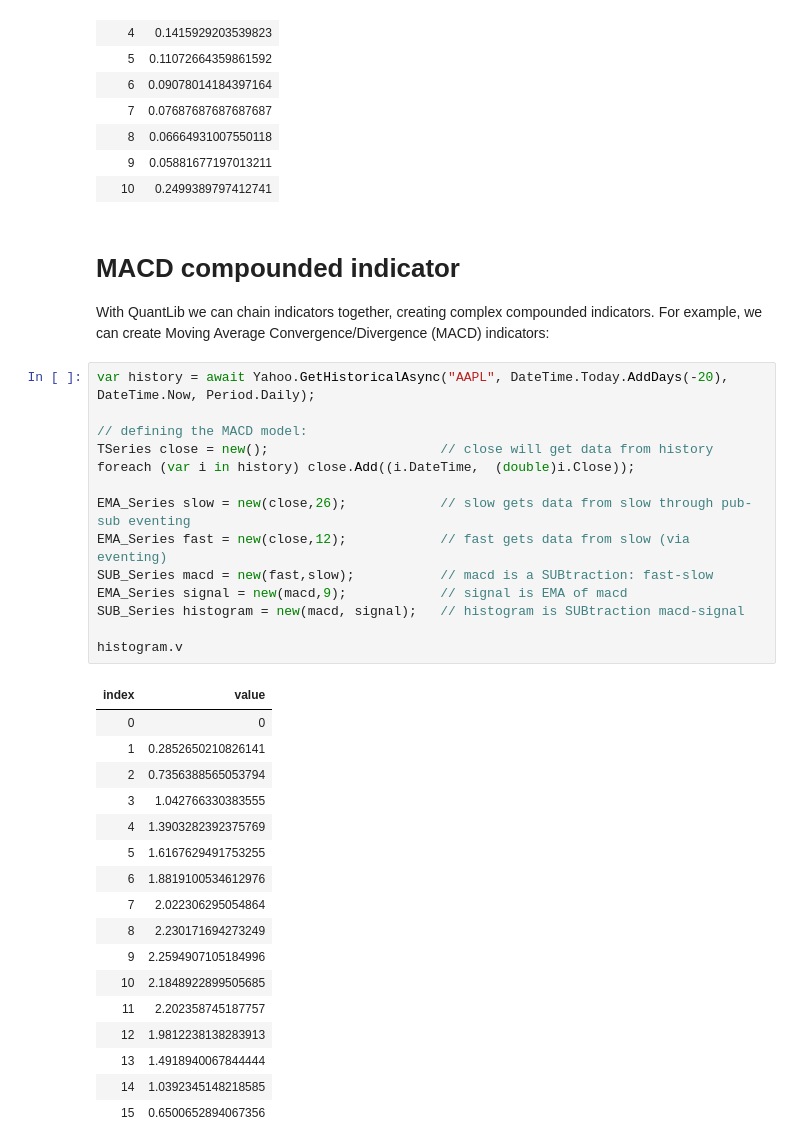
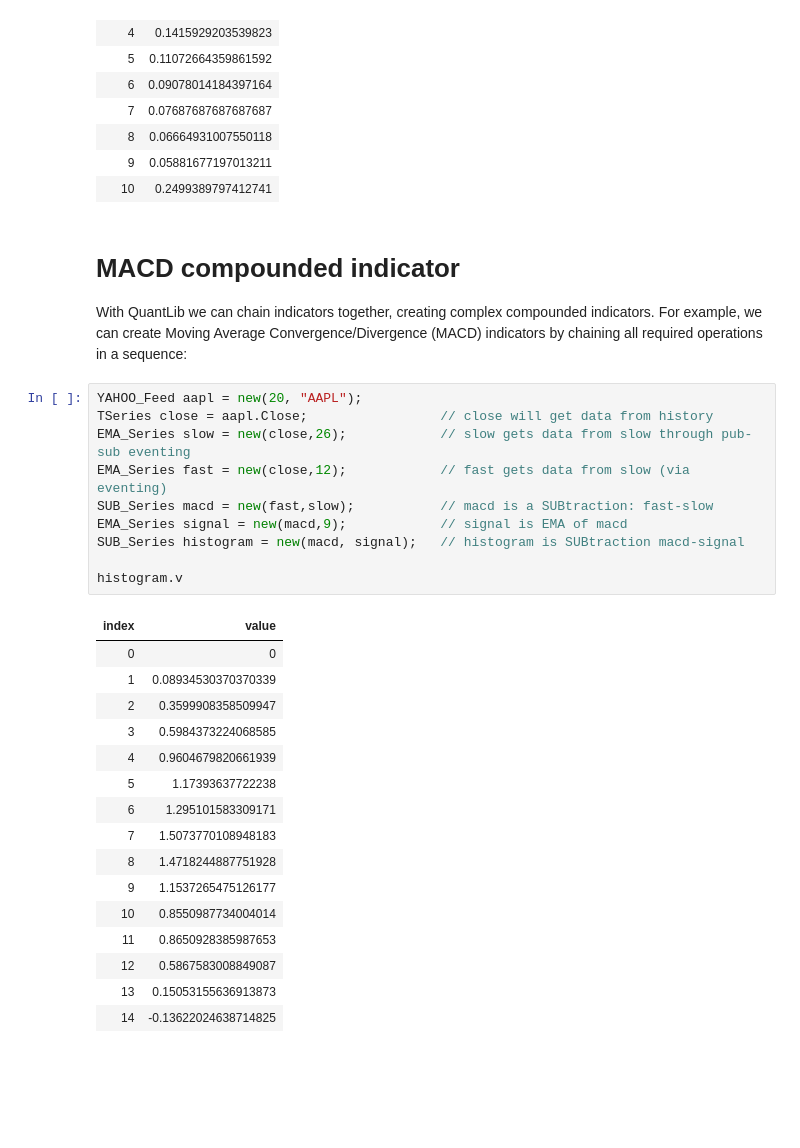
Before and after one commit to mihakralj/QuanTAlib, a Jupyter notebook: Docs/getting_started.ipynb, the cells around one changed output. Saved outputs shown, nothing was run; the diff lists cells and outputs as text; blank space fills up the shorter version.

```diff
--- a/Docs/getting_started.ipynb
+++ b/Docs/getting_started.ipynb
@@ -108,36 +105,31 @@ t5.v
 # %% [markdown]
 # MACD compounded indicator
 
-With QuantLib we can chain indicators together, creating complex compounded indicators. For example, we can create Moving Average Convergence/Divergence (MACD) indicators:
+With QuantLib we can chain indicators together, creating complex compounded indicators. For example, we can create Moving Average Convergence/Divergence (MACD) indicators by chaining all required operations in a sequence:
 # %%
-var history = await Yahoo.GetHistoricalAsync("AAPL", DateTime.Today.AddDays(-20), DateTime.Now, Period.Daily);
-
-// defining the MACD model:
-TSeries close = new();                      // close will get data from history
-foreach (var i in history) close.Add((i.DateTime,  (double)i.Close));
-
+YAHOO_Feed aapl = new(20, "AAPL");
+TSeries close = aapl.Close;                 // close will get data from history
 EMA_Series slow = new(close,26);            // slow gets data from slow through pub-sub eventing
 EMA_Series fast = new(close,12);            // fast gets data from slow (via eventing)
 SUB_Series macd = new(fast,slow);           // macd is a SUBtraction: fast-slow
 EMA_Series signal = new(macd,9);            // signal is EMA of macd
 SUB_Series histogram = new(macd, signal);   // histogram is SUBtraction macd-signal
 
 histogram.v
 # %% [output]
 | index | value |
 | 0 | 0 |
-| 1 | 0.2852650210826141 |
-| 2 | 0.7356388565053794 |
-| 3 | 1.042766330383555 |
-| 4 | 1.3903282392375769 |
-| 5 | 1.6167629491753255 |
-| 6 | 1.8819100534612976 |
-| 7 | 2.022306295054864 |
-| 8 | 2.230171694273249 |
-| 9 | 2.2594907105184996 |
-| 10 | 2.1848922899505685 |
-| 11 | 2.202358745187757 |
-| 12 | 1.9812238138283913 |
-| 13 | 1.4918940067844444 |
-| 14 | 1.0392345148218585 |
-| 15 | 0.6500652894067356 |
+| 1 | 0.08934530370370339 |
+| 2 | 0.3599908358509947 |
+| 3 | 0.5984373224068585 |
+| 4 | 0.9604679820661939 |
+| 5 | 1.17393637722238 |
+| 6 | 1.295101583309171 |
+| 7 | 1.5073770108948183 |
+| 8 | 1.4718244887751928 |
+| 9 | 1.1537265475126177 |
+| 10 | 0.8550987734004014 |
+| 11 | 0.8650928385987653 |
+| 12 | 0.5867583008849087 |
+| 13 | 0.15053155636913873 |
+| 14 | -0.13622024638714825 |
```
Also changed, not shown: parts of 4 cells of this notebook, 28 other files.
